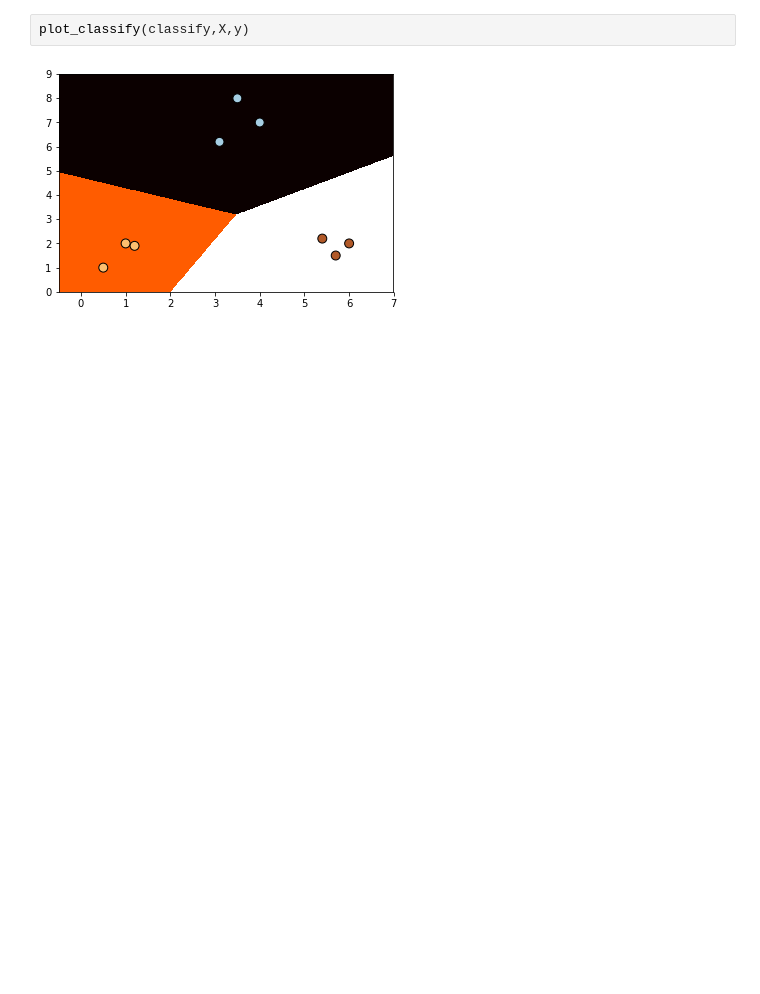
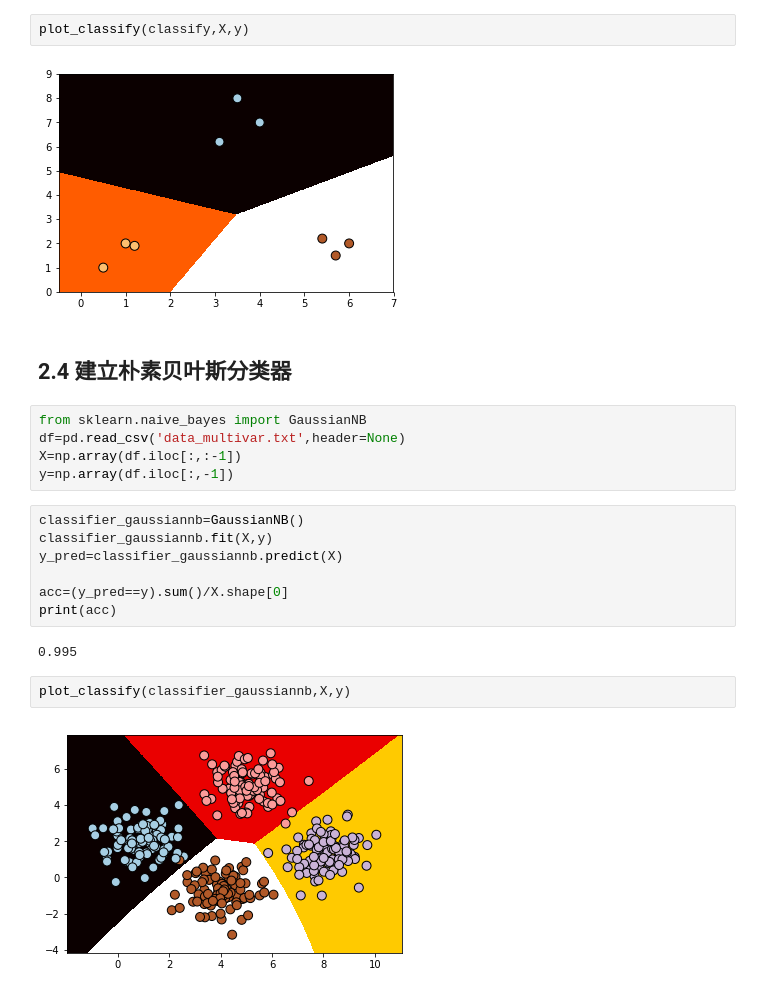
Before and after one commit to Alexzsh/dlpaper-code, a Jupyter notebook: mlcode/python 机器学习经典实例/Chapter02/第二章 创建分类器.ipynb, the cells around one changed output. Saved outputs shown, nothing was run; the diff lists cells and outputs as text; blank space fills up the shorter version.

```diff
--- a/mlcode/python 机器学习经典实例/Chapter02/第二章 创建分类器.ipynb
+++ b/mlcode/python 机器学习经典实例/Chapter02/第二章 创建分类器.ipynb
@@ -57,3 +60,23 @@ def plot_classify(classifier,X,y):
 plot_classify(classify,X,y)
 # %% [output]
 [figure]
+# %% [markdown]
+## 2.4 建立朴素贝叶斯分类器
+# %%
+from sklearn.naive_bayes import GaussianNB
+df=pd.read_csv('data_multivar.txt',header=None)
+X=np.array(df.iloc[:,:-1])
+y=np.array(df.iloc[:,-1])
+# %%
+classifier_gaussiannb=GaussianNB()
+classifier_gaussiannb.fit(X,y)
+y_pred=classifier_gaussiannb.predict(X)
+
+acc=(y_pred==y).sum()/X.shape[0]
+print(acc)
+# %% [output]
+0.995
+# %%
+plot_classify(classifier_gaussiannb,X,y)
+# %% [output]
+[figure, added]
```
Also changed, not shown: parts of 22 cells of this notebook, 2 other files.
